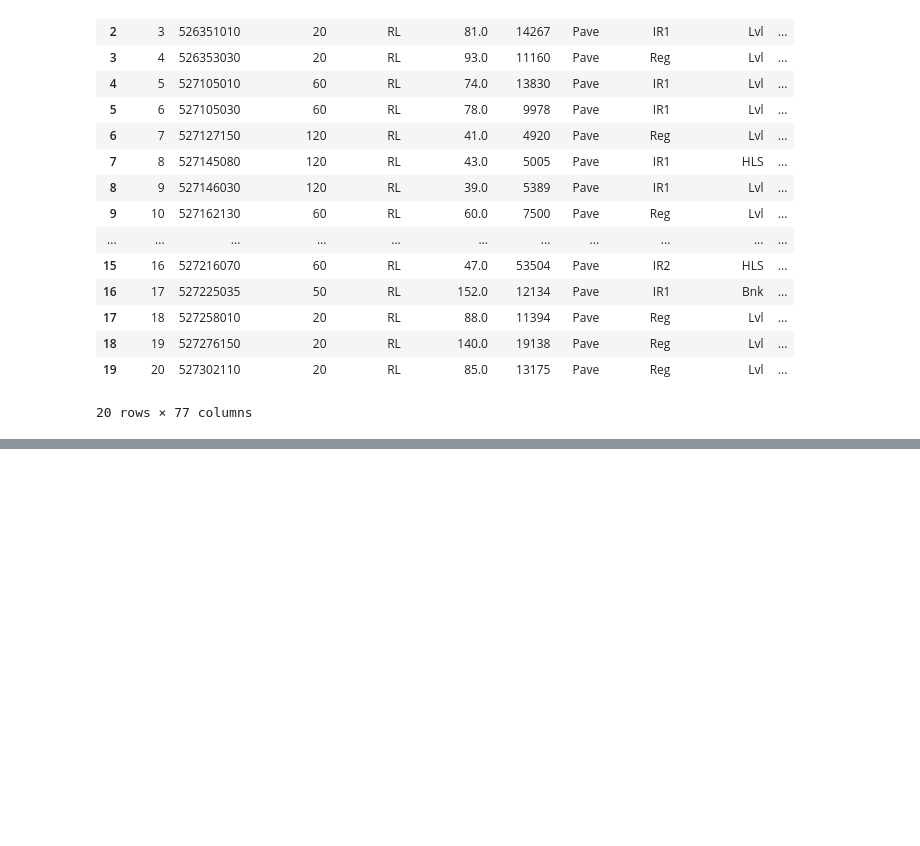
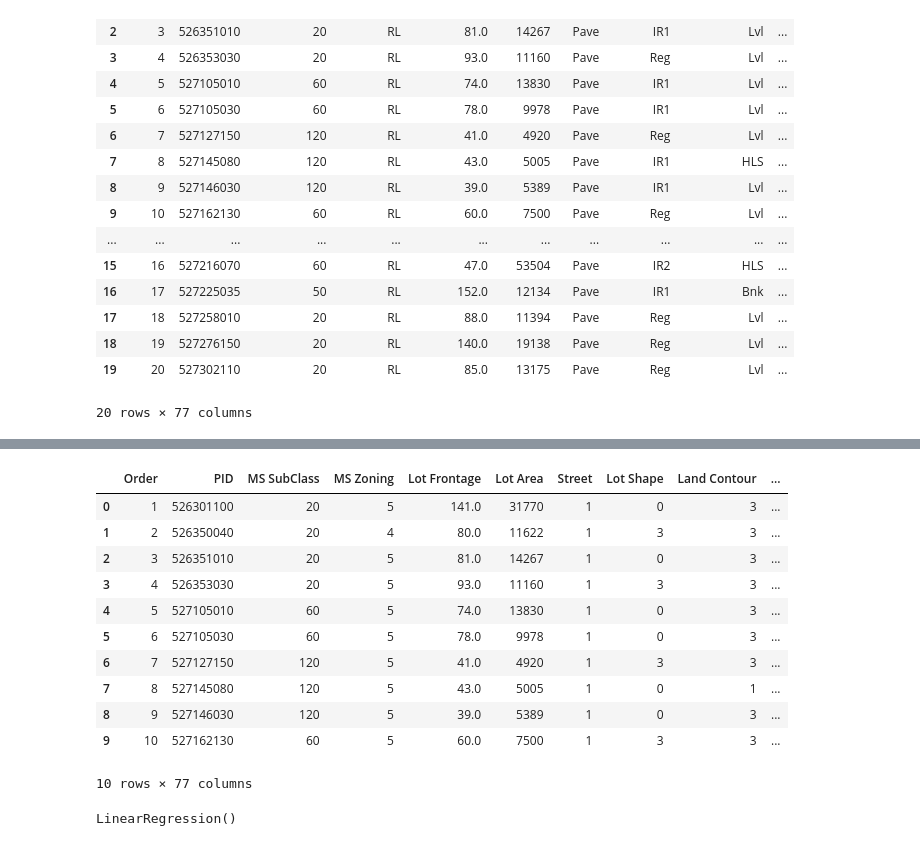
Before and after one commit to hhvergara/ml_clasificacion_regresion, a Jupyter notebook: API2.ipynb, the cells around one changed output, grey strips where cells are left out. Cells and saved outputs as stored; diff of their text form; code cells hidden in the pictures; blank space fills up the shorter version.

```diff
--- a/API2.ipynb
+++ b/API2.ipynb
@@ -218,0 +184,12 @@ Overall Qual   SalePrice        0.799262
+# %%
+# Creating a list of categorical and continuous columns
+categorical_data_cols, continuous_data_cols = [], []
+[
+    categorical_data_cols.append(column)
+    if clean_df[column].dtypes == 'O'
+    else continuous_data_cols.append(column) for column in clean_df.columns
+]
+print(f"""
+Continuous Data columns:\n🔹 {'\n🔹 '.join(continuous_data_cols)}
+Categorical Data columns:\n🔸 {'\n🔸 '.join(categorical_data_cols)}
+""")
@@ -218,0 +214,15 @@ Overall Qual   SalePrice        0.799262
+# %%
+# 💡 Inputing missing values in categorical columns with the most frequent value in the column
+# and in continuous columns with the median value in the column.
+
+for column in clean_df.columns:
+    # Replacing missing values in categorical columns with the most frequent value in the column
+    clean_df.update(clean_df[column].fillna(clean_df[column].median()
+            if column in continuous_data_cols
+            else clean_df[column].mode()[0]
+        ))
+    # Now, we transform categorical columns into numerical columns using LabelEncoder:
+    if column in categorical_data_cols:
+        clean_df[column] = LabelEncoder().fit_transform(clean_df[column])
+
+clean_df.isnull().sum().sort_values(ascending=False)
@@ -218,0 +247,17 @@ Overall Qual   SalePrice        0.799262
+# %%
+# 💡 Showing the first 10 rows of the cleaned dataframe with missing values filled,
+# and categorical columns transformed into numerical columns:
+clean_df.head(10)
+# %% [output]
+|  | Order | PID | MS SubClass | MS Zoning | Lot Frontage | Lot Area | Street | Lot Shape | Land Contour | ... |
+| 0 | 1 | 526301100 | 20 | 5 | 141.0 | 31770 | 1 | 0 | 3 | ... |
+| 1 | 2 | 526350040 | 20 | 4 | 80.0 | 11622 | 1 | 3 | 3 | ... |
+| 2 | 3 | 526351010 | 20 | 5 | 81.0 | 14267 | 1 | 0 | 3 | ... |
+| 3 | 4 | 526353030 | 20 | 5 | 93.0 | 11160 | 1 | 3 | 3 | ... |
+| 4 | 5 | 527105010 | 60 | 5 | 74.0 | 13830 | 1 | 0 | 3 | ... |
+| 5 | 6 | 527105030 | 60 | 5 | 78.0 | 9978 | 1 | 0 | 3 | ... |
+| 6 | 7 | 527127150 | 120 | 5 | 41.0 | 4920 | 1 | 3 | 3 | ... |
+| 7 | 8 | 527145080 | 120 | 5 | 43.0 | 5005 | 1 | 0 | 1 | ... |
+| 8 | 9 | 527146030 | 120 | 5 | 39.0 | 5389 | 1 | 0 | 3 | ... |
+| 9 | 10 | 527162130 | 60 | 5 | 60.0 | 7500 | 1 | 3 | 3 | ... |
+10 rows × 77 columns
@@ -218,0 +281,6 @@ Overall Qual   SalePrice        0.799262
+# %%
+# 💡 Training the LinearRegression model:
+model = LinearRegression()
+model.fit(X_train, y_train)
+# %% [output]
+LinearRegression()
```
Also changed, not shown: parts of 16 cells of this notebook.
